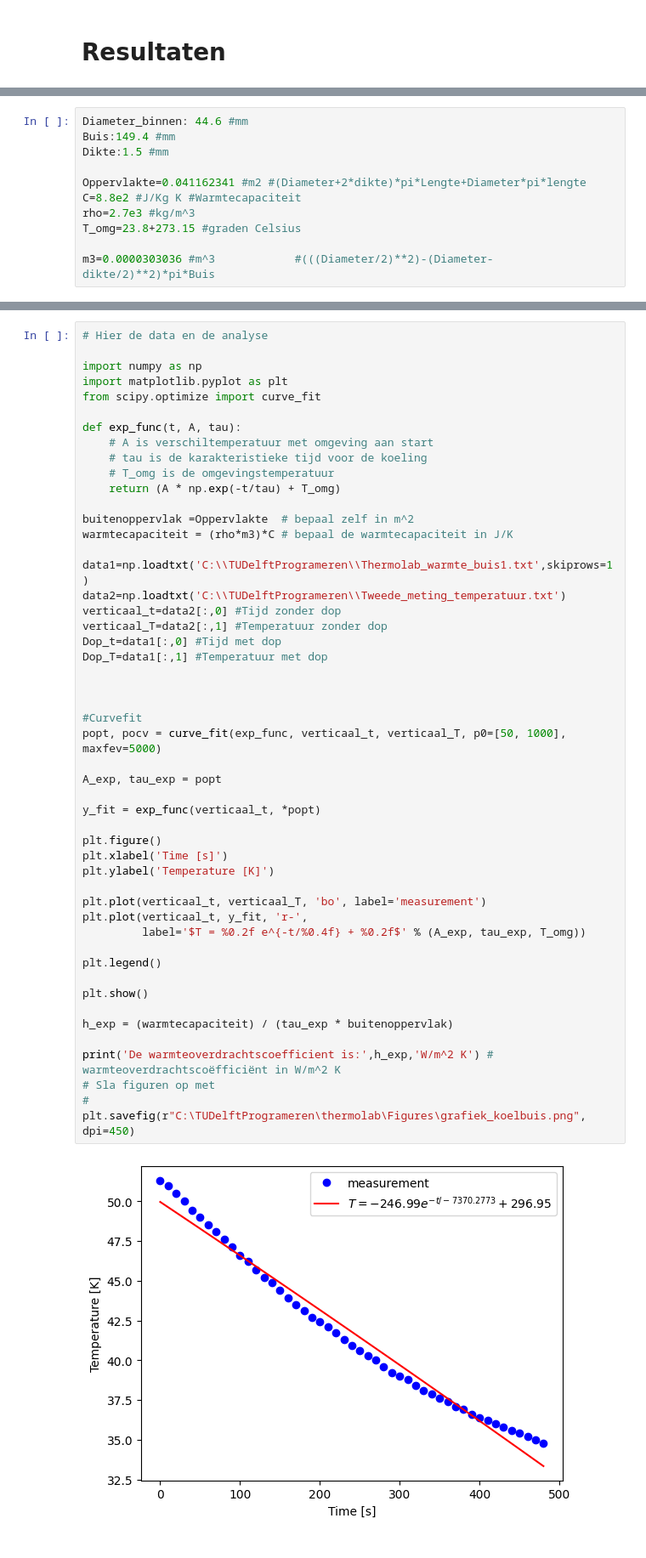
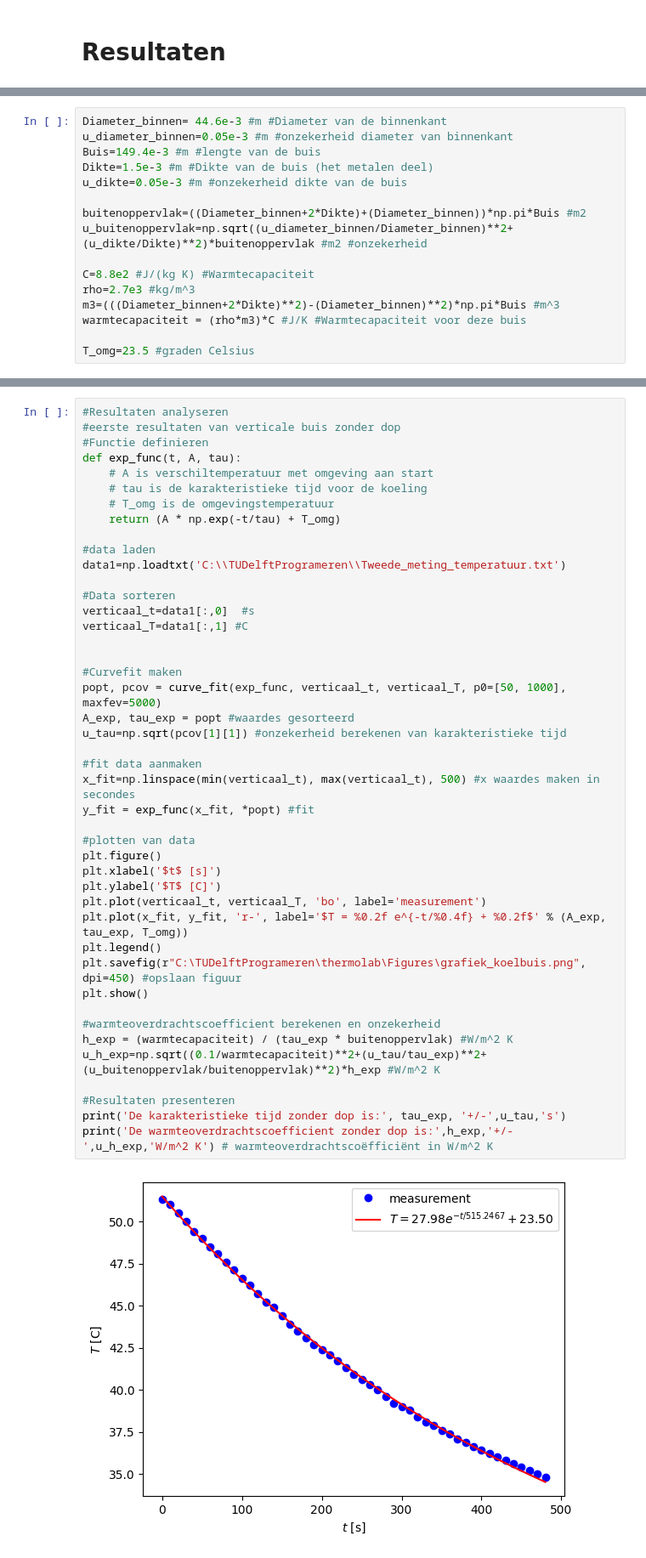
Before and after one commit to FelixJacobs11/TUAmsterdam, a Jupyter notebook: Content/Labs/Soortelijk_warmte/koelbuis.ipynb, the cells around one changed output, grey strips where cells are left out. Shown at 85% size. Cells and saved outputs as stored; diff of their text form.

```diff
--- a/Content/Labs/Soortelijk_warmte/koelbuis.ipynb
+++ b/Content/Labs/Soortelijk_warmte/koelbuis.ipynb
@@ -168,11 +173,16 @@ Zorg ervoor dat je de buis niet aanraakt terwijl deze warm is. De metalen buis g
 # %%
-Diameter_binnen: 44.6 #mm
-Buis:149.4 #mm
-Dikte:1.5 #mm
+Diameter_binnen= 44.6e-3 #m #Diameter van de binnenkant
+u_diameter_binnen=0.05e-3 #m #onzekerheid diameter van binnenkant
+Buis=149.4e-3 #m #lengte van de buis
+Dikte=1.5e-3 #m #Dikte van de buis (het metalen deel)
+u_dikte=0.05e-3 #m #onzekerheid dikte van de buis
 
-Oppervlakte=0.041162341 #m2 #(Diameter+2*dikte)*pi*Lengte+Diameter*pi*lengte
-C=8.8e2 #J/Kg K #Warmtecapaciteit
+buitenoppervlak=((Diameter_binnen+2*Dikte)+(Diameter_binnen))*np.pi*Buis #m2
+u_buitenoppervlak=np.sqrt((u_diameter_binnen/Diameter_binnen)**2+(u_dikte/Dikte)**2)*buitenoppervlak #m2 #onzekerheid
+
+C=8.8e2 #J/(kg K) #Warmtecapaciteit
 rho=2.7e3 #kg/m^3
-T_omg=23.8+273.15 #graden Celsius
+m3=(((Diameter_binnen+2*Dikte)**2)-(Diameter_binnen)**2)*np.pi*Buis #m^3
+warmtecapaciteit = (rho*m3)*C #J/K #Warmtecapaciteit voor deze buis
 
-m3=0.0000303036 #m^3            #(((Diameter/2)**2)-(Diameter-dikte/2)**2)*pi*Buis
+T_omg=23.5 #graden Celsius
@@ -179,52 +191,46 @@ m3=0.0000303036 #m^3            #(((Diameter/2)**2)-(Diameter-dikte/2)**2)*pi*Bu
 # %%
-# Hier de data en de analyse
-
-import numpy as np
-import matplotlib.pyplot as plt
-from scipy.optimize import curve_fit
-
+#Resultaten analyseren
+#eerste resultaten van verticale buis zonder dop
+#Functie definieren
 def exp_func(t, A, tau):
     # A is verschiltemperatuur met omgeving aan start
     # tau is de karakteristieke tijd voor de koeling
     # T_omg is de omgevingstemperatuur
     return (A * np.exp(-t/tau) + T_omg)
 
-buitenoppervlak =Oppervlakte  # bepaal zelf in m^2
-warmtecapaciteit = (rho*m3)*C # bepaal de warmtecapaciteit in J/K
+#data laden
+data1=np.loadtxt('C:\\TUDelftProgrameren\\Tweede_meting_temperatuur.txt')
 
-data1=np.loadtxt('C:\\TUDelftProgrameren\\Thermolab_warmte_buis1.txt',skiprows=1)
-data2=np.loadtxt('C:\\TUDelftProgrameren\\Tweede_meting_temperatuur.txt')
-verticaal_t=data2[:,0] #Tijd zonder dop
-verticaal_T=data2[:,1] #Temperatuur zonder dop
-Dop_t=data1[:,0] #Tijd met dop
-Dop_T=data1[:,1] #Temperatuur met dop
+#Data sorteren
+verticaal_t=data1[:,0]  #s
+verticaal_T=data1[:,1] #C
 
 
+#Curvefit maken
+popt, pcov = curve_fit(exp_func, verticaal_t, verticaal_T, p0=[50, 1000], maxfev=5000)
+A_exp, tau_exp = popt #waardes gesorteerd
+u_tau=np.sqrt(pcov[1][1]) #onzekerheid berekenen van karakteristieke tijd
 
-#Curvefit
-popt, pocv = curve_fit(exp_func, verticaal_t, verticaal_T, p0=[50, 1000], maxfev=5000)
+#fit data aanmaken
+x_fit=np.linspace(min(verticaal_t), max(verticaal_t), 500) #x waardes maken in secondes
+y_fit = exp_func(x_fit, *popt) #fit
 
-A_exp, tau_exp = popt
-
-y_fit = exp_func(verticaal_t, *popt)
-
+#plotten van data
 plt.figure()
-plt.xlabel('Time [s]')
-plt.ylabel('Temperature [K]')
-
+plt.xlabel('$t$ [s]')
+plt.ylabel('$T$ [C]')
 plt.plot(verticaal_t, verticaal_T, 'bo', label='measurement')
-plt.plot(verticaal_t, y_fit, 'r-',
-         label='$T = %0.2f e^{-t/%0.4f} + %0.2f$' % (A_exp, tau_exp, T_omg))
-
+plt.plot(x_fit, y_fit, 'r-', label='$T = %0.2f e^{-t/%0.4f} + %0.2f$' % (A_exp, tau_exp, T_omg))
 plt.legend()
-
+plt.savefig(r"C:\TUDelftProgrameren\thermolab\Figures\grafiek_koelbuis.png", dpi=450) #opslaan figuur
 plt.show()
 
-h_exp = (warmtecapaciteit) / (tau_exp * buitenoppervlak)
+#warmteoverdrachtscoefficient berekenen en onzekerheid
+h_exp = (warmtecapaciteit) / (tau_exp * buitenoppervlak) #W/m^2 K
+u_h_exp=np.sqrt((0.1/warmtecapaciteit)**2+(u_tau/tau_exp)**2+(u_buitenoppervlak/buitenoppervlak)**2)*h_exp #W/m^2 K
 
-print('De warmteoverdrachtscoefficient is:',h_exp,'W/m^2 K') # warmteoverdrachtscoëfficiënt in W/m^2 K
-# Sla figuren op met
-#
-plt.savefig(r"C:\TUDelftProgrameren\thermolab\Figures\grafiek_koelbuis.png", dpi=450)
+#Resultaten presenteren
+print('De karakteristieke tijd zonder dop is:', tau_exp, '+/-',u_tau,'s')
+print('De warmteoverdrachtscoefficient zonder dop is:',h_exp,'+/-',u_h_exp,'W/m^2 K') # warmteoverdrachtscoëfficiënt in W/m^2 K
 # %% [output]
-[figure, old version]
+[figure, new version]
```
Also changed, not shown: parts of 9 cells of this notebook, 8 other files.
